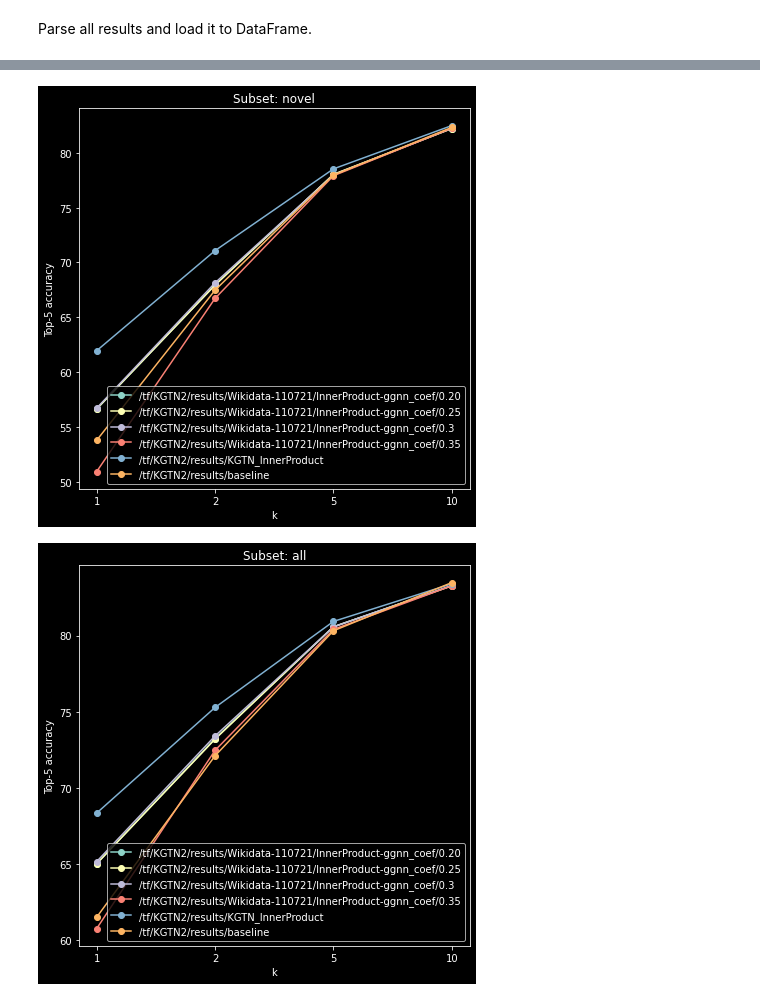
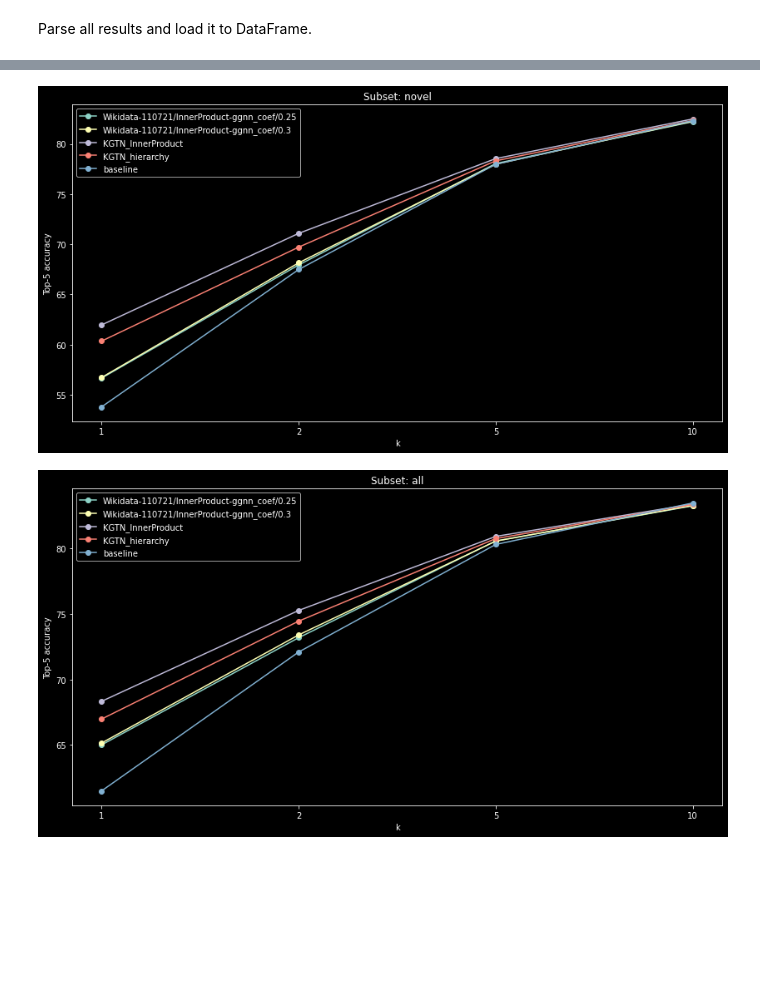
Before and after one commit to DominikFilipiak/KGTN-ens, a Jupyter notebook: notebooks/6_plots_processed_matrix.ipynb, the cells around one changed output, grey strips where cells are left out. Saved outputs shown, nothing was run; the diff lists cells and outputs as text; code cells hidden in the pictures; blank space fills up the shorter version.

Commit message:
Plots adjusted to 0.32

```diff
--- a/notebooks/6_plots_processed_matrix.ipynb
+++ b/notebooks/6_plots_processed_matrix.ipynb
@@ -41,17 +41,18 @@ def parse_results(resultsdir, repr, lr, wd, printing=False):
 
         novel = {k: v for k, v in zip(lowshotns, results[0].squeeze())}
         novel['type'] = 'novel'
-        novel['label'] = resultsdir
+        novel['label'] = resultsdir.replace("/tf/KGTN2/results/", "")
 
         all = {k: v for k, v in zip(lowshotns, results[1].squeeze())}
         all['type'] = 'all'
-        all['label'] = resultsdir
+        all['label'] = resultsdir.replace("/tf/KGTN2/results/", "")
 
         return novel, all
 
 
 results = []
-for percent in ['0.20', '0.25', '0.3', '0.35']:
+# for percent in ['0.01', '0.05', '0.10', '0.15', '0.20', '0.25', '0.3', '0.35']:
+for percent in ['0.25','0.3']:
     # for suffix in ['CosSim-ggnn_coef']: #, 'InnerProduct-ggnn_coef', 'PearCorr-ggnn_coef']:
     for suffix in ['InnerProduct-ggnn_coef']: #, 'PearCorr-ggnn_coef']:
     # for suffix in ['PearCorr-ggnn_coef']:
@@ -64,7 +65,7 @@ for suffix in [
     # 'KGTN/CosSim',
     'KGTN_InnerProduct',
     # 'KGTN_PearCorr',
-    # 'KGTN_hierarchy'
+    'KGTN_hierarchy'
     ]:
     r1, r2 = parse_results(f'/tf/KGTN2/results/{suffix}', 'ResNet50_sgm', 0.01, 0.0001)
     results.append(r1)
@@ -92,18 +91,18 @@ df
 # %%
 
 labels = ["1", "2", "5", "10"]
 
 for current_type in ['novel', 'all']:
-    plt.figure(figsize=(7,7))
+    plt.figure(figsize=(14,7))
     for x in df[df.type == current_type].iterrows():
         # print(x[1][:4].tolist())
         plt.plot(labels, x[1][:4].tolist(), marker='o', label=x[1]['label'])
         plt.legend()
         plt.title(f'Subset: {current_type}')
         plt.ylabel('Top-5 accuracy')
         plt.xlabel('k')
 
     plt.show()
 # %% [output]
-[figure, old version]
+[figure, new version]
-[figure, old version]
+[figure, new version]
```
Also changed, not shown: parts of 1 cell of this notebook, 1 other file.
